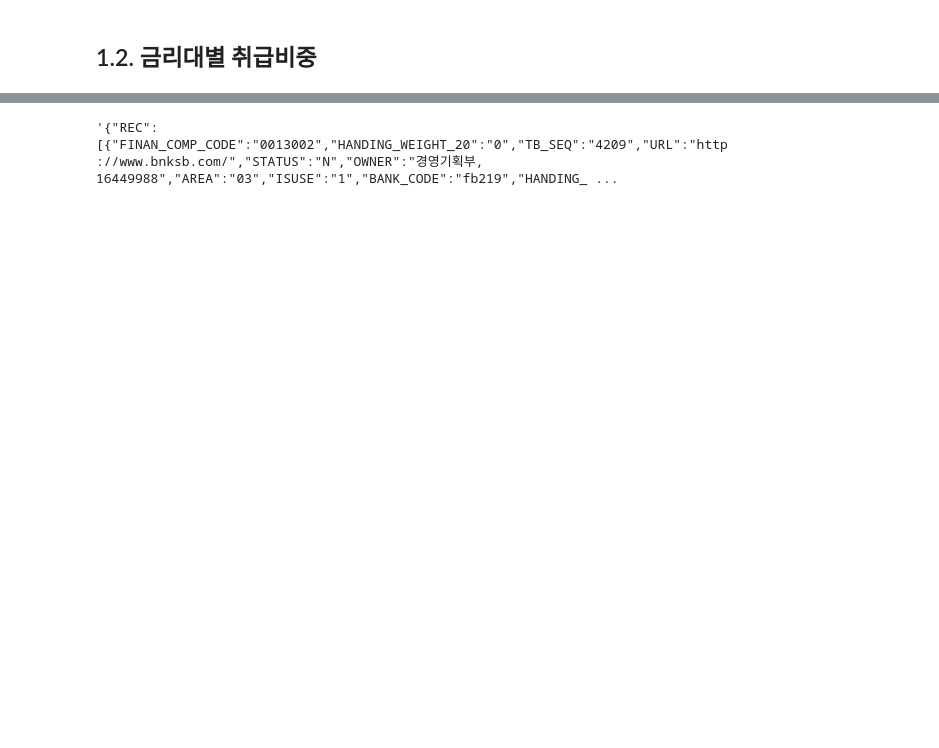
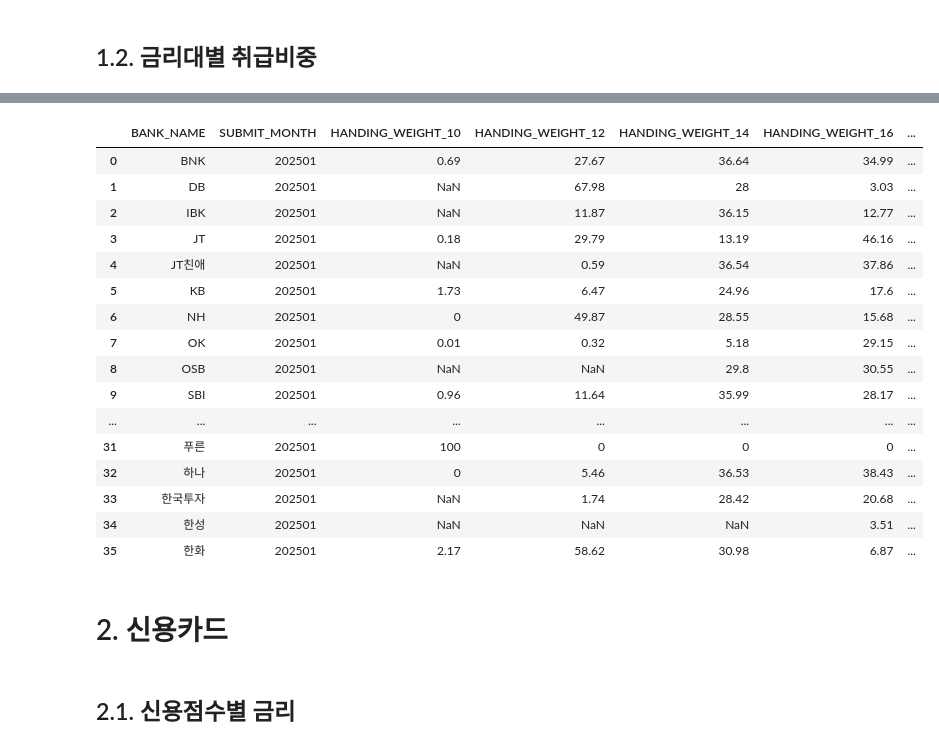
Before and after one commit to kty0307/Blog, a Jupyter notebook: GPTs.ipynb, the cells around one changed output, grey strips where cells are left out. Drawn from its saved outputs; the diff is of its cells as text; code cells hidden in the pictures; blank space fills up the shorter version.

```diff
--- a/GPTs.ipynb
+++ b/GPTs.ipynb
@@ -152,4 +146,65 @@ else:
-# %%
-data
-# %% [output]
-'{"REC":[{"FINAN_COMP_CODE":"0013002","HANDING_WEIGHT_20":"0","TB_SEQ":"4209","URL":"http://www.bnksb.com/","STATUS":"N","OWNER":"경영기획부, 16449988","AREA":"03","ISUSE":"1","BANK_CODE":"fb219","HANDING_ ...
+# %%
+import json
+import pandas as pd
+
+def process_json_data(json_string):
+    """
+    JSON 문자열을 파싱하여 DataFrame으로 변환하고, 원하는 열만 남기는 함수.
+
+    Args:
+        json_string (str): JSON 문자열
+
+    Returns:
+        pandas.DataFrame: 변환된 DataFrame (원하는 열만 남은 상태)
+        None: JSON 파싱 오류 또는 데이터 추출 오류 시
+    """
+    try:
+        data = json.loads(json_string)
+
+        if not isinstance(data, dict) or "REC" not in data or not isinstance(data["REC"], list):
+            print("Invalid JSON format: 'REC' key not found or not a list.")
+            return None
+
+        rec_data = data["REC"]
+        df = pd.DataFrame(rec_data)  # 모든 열을 포함하는 DataFrame 생성
+
+        # 원하는 열만 선택
+        desired_columns = ["BANK_NAME", "SUBMIT_MONTH", "HANDING_WEIGHT_10", "HANDING_WEIGHT_12", "HANDING_WEIGHT_14"
+                            ,"HANDING_WEIGHT_16", "HANDING_WEIGHT_18", "HANDING_WEIGHT_20"]
+        df = df[desired_columns] #원하는 열만 남기기
+
+        return df
+
+    except json.JSONDecodeError:
+        print("Error: Invalid JSON string")
+        return None
+    except KeyError as e:  # KeyError 추가
+        print(f"Error: Key '{e}' not found in JSON data")
+        return None
+    except Exception as e:
+        print(f"An unexpected error occurred: {e}")
+        return None
+
+process_json_data(data)
+# %% [output]
+|  | BANK_NAME | SUBMIT_MONTH | HANDING_WEIGHT_10 | HANDING_WEIGHT_12 | HANDING_WEIGHT_14 | HANDING_WEIGHT_16 | ... |
+| 0 | BNK | 202501 | 0.69 | 27.67 | 36.64 | 34.99 | ... |
+| 1 | DB | 202501 | NaN | 67.98 | 28 | 3.03 | ... |
+| 2 | IBK | 202501 | NaN | 11.87 | 36.15 | 12.77 | ... |
+| 3 | JT | 202501 | 0.18 | 29.79 | 13.19 | 46.16 | ... |
+| 4 | JT친애 | 202501 | NaN | 0.59 | 36.54 | 37.86 | ... |
+| 5 | KB | 202501 | 1.73 | 6.47 | 24.96 | 17.6 | ... |
+| 6 | NH | 202501 | 0 | 49.87 | 28.55 | 15.68 | ... |
+| 7 | OK | 202501 | 0.01 | 0.32 | 5.18 | 29.15 | ... |
+| 8 | OSB | 202501 | NaN | NaN | 29.8 | 30.55 | ... |
+| 9 | SBI | 202501 | 0.96 | 11.64 | 35.99 | 28.17 | ... |
+| ... | ... | ... | ... | ... | ... | ... | ... |
+| 31 | 푸른 | 202501 | 100 | 0 | 0 | 0 | ... |
+| 32 | 하나 | 202501 | 0 | 5.46 | 36.53 | 38.43 | ... |
+| 33 | 한국투자 | 202501 | NaN | 1.74 | 28.42 | 20.68 | ... |
+| 34 | 한성 | 202501 | NaN | NaN | NaN | 3.51 | ... |
+| 35 | 한화 | 202501 | 2.17 | 58.62 | 30.98 | 6.87 | ... |
+# %% [markdown]
+# 2. 신용카드
+# %% [markdown]
+## 2.1. 신용점수별 금리
```
Also changed, not shown: parts of 8 cells of this notebook.
